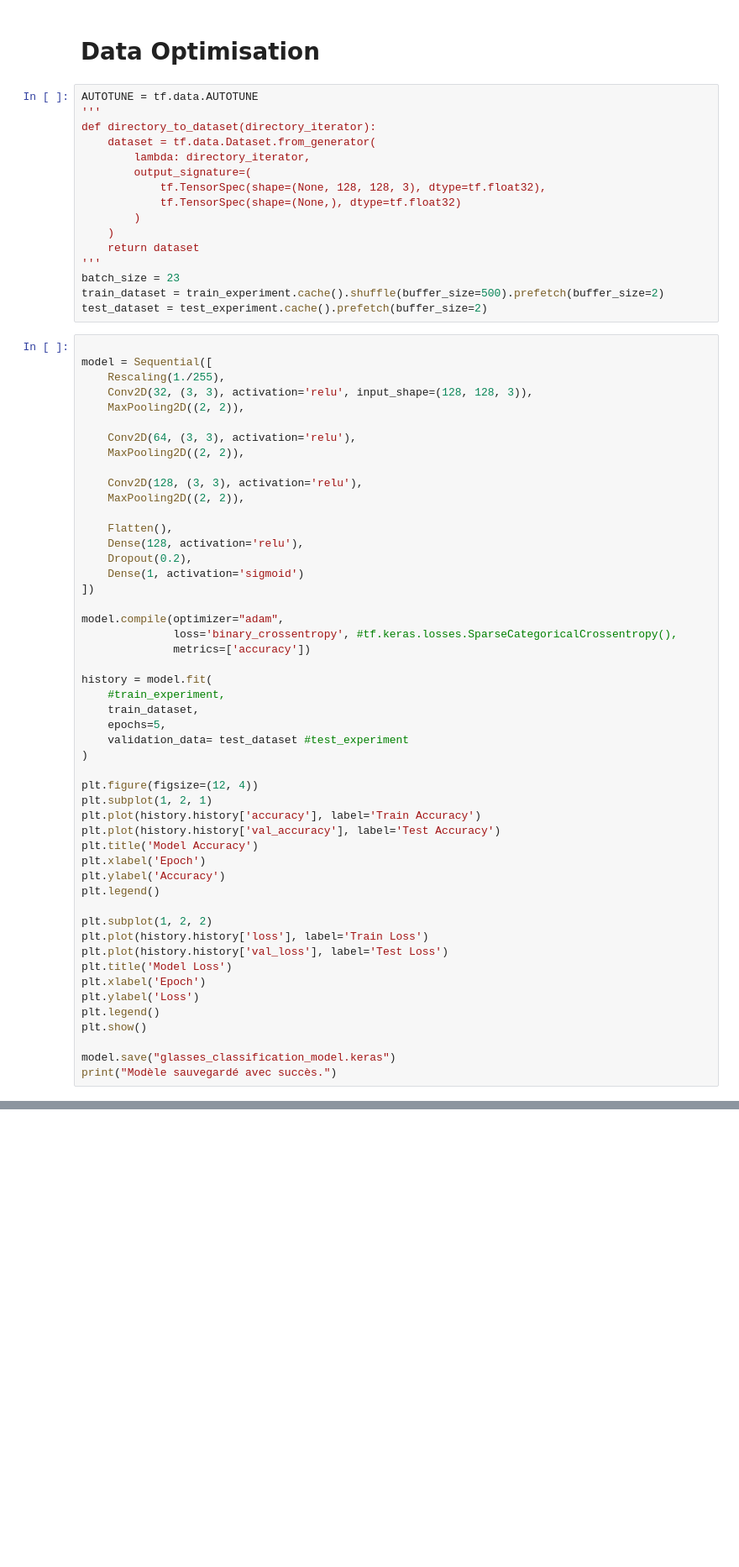
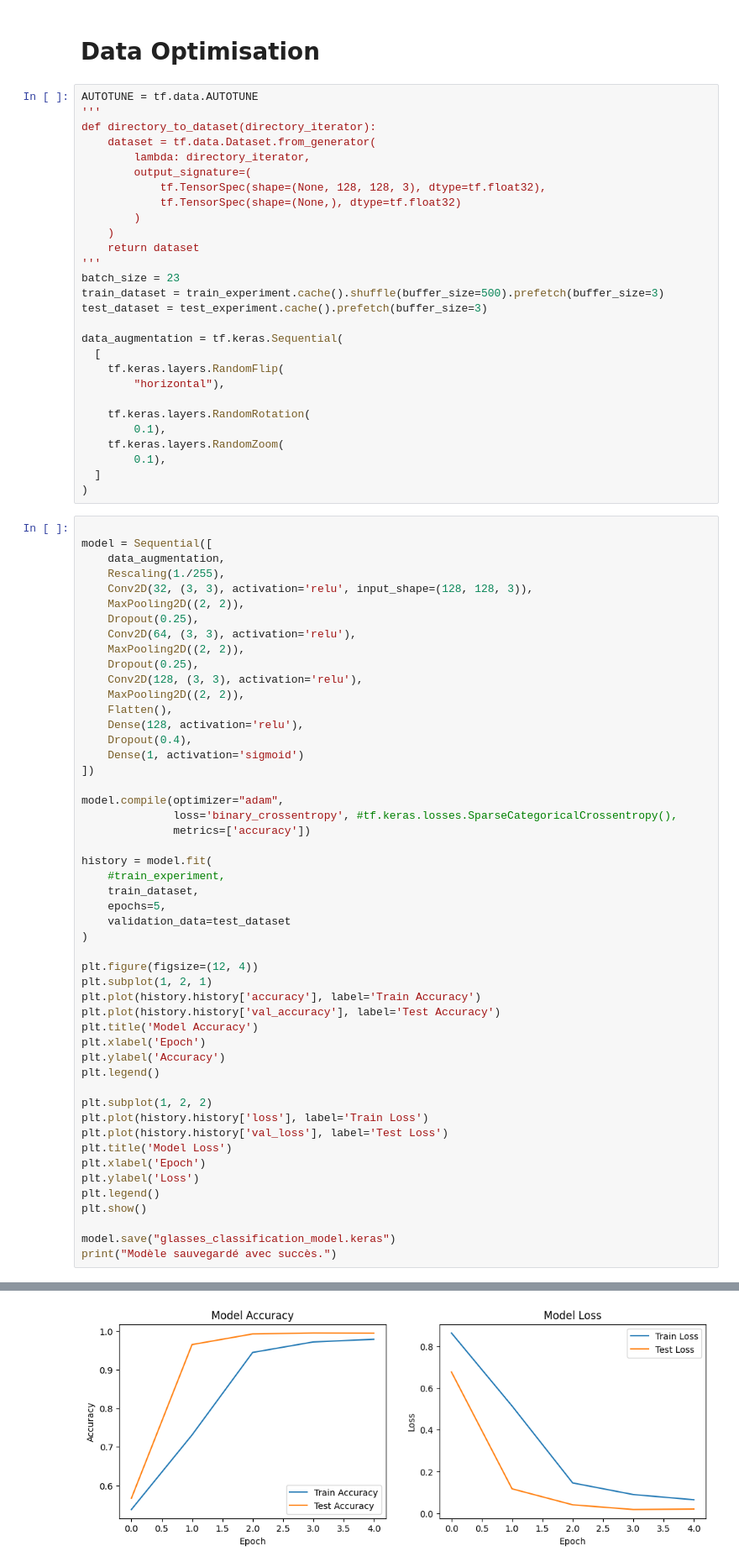
Before and after one commit to AntoineLvs/ia-data, a Jupyter notebook: train_glasses_model.ipynb, the cells around one changed output, grey strips where cells are left out. Shown at 84% size. Drawn from its saved outputs; the diff is of its cells as text; blank space fills up the shorter version.

Commit message:
better training but not working on camera

```diff
--- a/train_glasses_model.ipynb
+++ b/train_glasses_model.ipynb
@@ -131,24 +131,36 @@ def directory_to_dataset(directory_iterator):
     return dataset
 '''
 batch_size = 23
-train_dataset = train_experiment.cache().shuffle(buffer_size=500).prefetch(buffer_size=2)
-test_dataset = test_experiment.cache().prefetch(buffer_size=2)
+train_dataset = train_experiment.cache().shuffle(buffer_size=500).prefetch(buffer_size=3)
+test_dataset = test_experiment.cache().prefetch(buffer_size=3)
+
+data_augmentation = tf.keras.Sequential(
+  [
+    tf.keras.layers.RandomFlip(
+        "horizontal"),
+
+    tf.keras.layers.RandomRotation(
+        0.1),
+    tf.keras.layers.RandomZoom(
+        0.1),
+  ]
+)
 # %%
 
 model = Sequential([
+    data_augmentation,
     Rescaling(1./255),
     Conv2D(32, (3, 3), activation='relu', input_shape=(128, 128, 3)),
     MaxPooling2D((2, 2)),
-
+    Dropout(0.25),
     Conv2D(64, (3, 3), activation='relu'),
     MaxPooling2D((2, 2)),
-
+    Dropout(0.25),
     Conv2D(128, (3, 3), activation='relu'),
     MaxPooling2D((2, 2)),
-
     Flatten(),
     Dense(128, activation='relu'),
-    Dropout(0.2),
+    Dropout(0.4),
     Dense(1, activation='sigmoid')
 ])
 
@@ -160,7 +172,7 @@ history = model.fit(
     #train_experiment,
     train_dataset,
     epochs=5,
-    validation_data= test_dataset #test_experiment
+    validation_data=test_dataset
 )
 
 plt.figure(figsize=(12, 4))
@@ -187,0 +209 @@ Epoch 1/5
+[figure, added]
```
Also changed, not shown: parts of 3 cells of this notebook, 1 other file.
